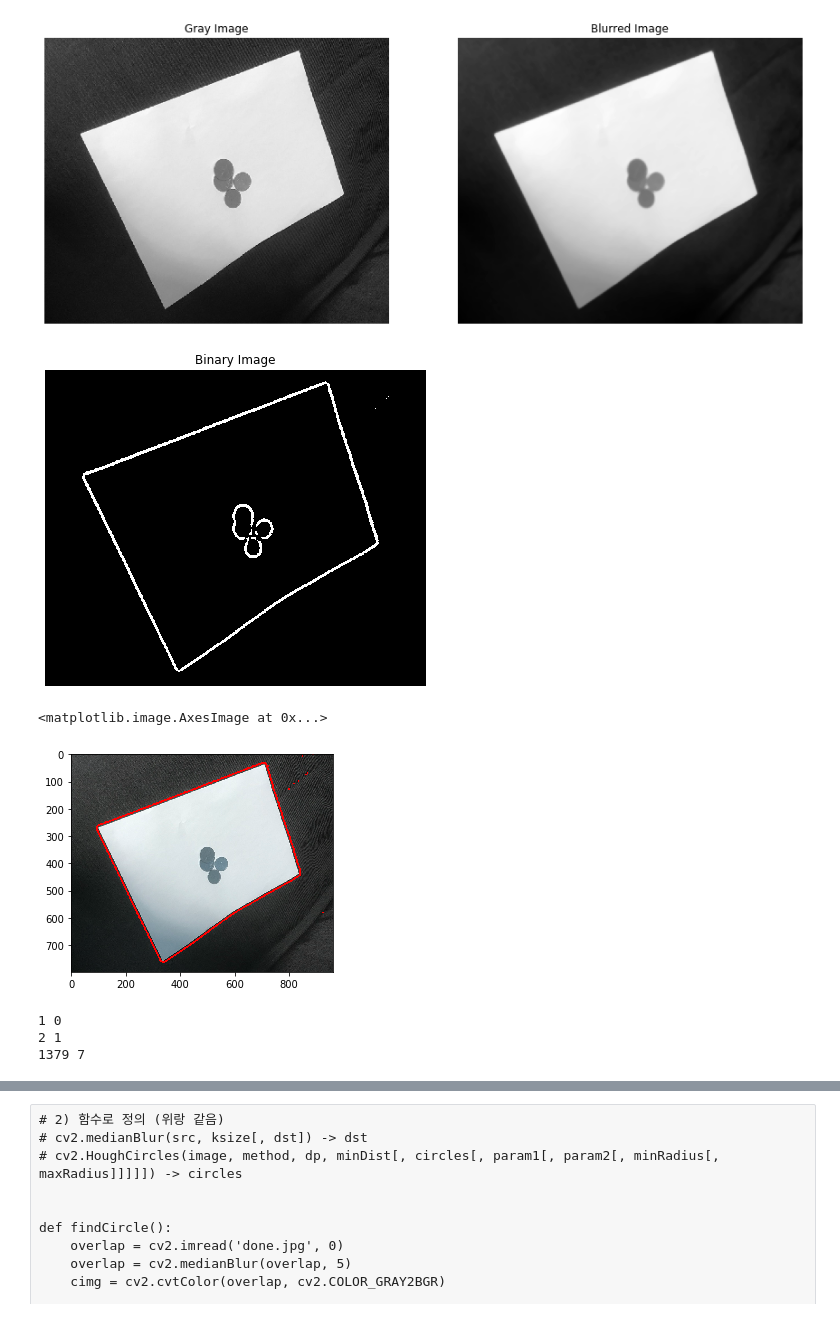
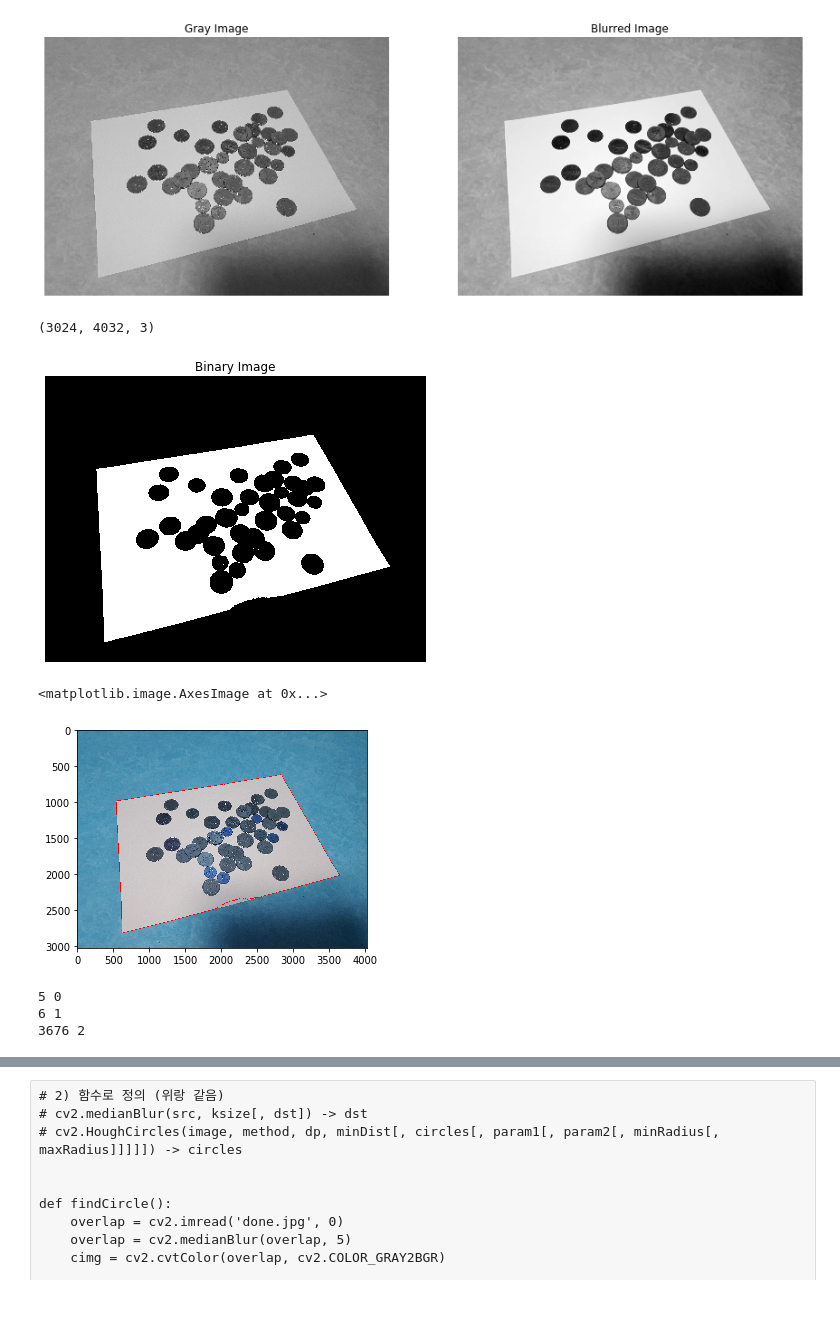
Before and after one commit to DAHYUN-HAN/Image_Processing_Team1, a Jupyter notebook: overlapCoin.ver3.ipynb, the cells around one changed output, grey strips where cells are left out. Drawn from its saved outputs; the diff is of its cells as text; code cells hidden in the pictures.

```diff
--- a/overlapCoin.ver3.ipynb
+++ b/overlapCoin.ver3.ipynb
@@ -4,42 +4,47 @@ import cv2
 from matplotlib import pyplot as plt
 # %%
 # Grayscale로 변환
-img = cv2.imread('./images/second.jpg')
+img = cv2.imread('./images/1.jpg')
 img_ori = img.copy()
 img_gray = cv2.cvtColor(img,cv2.COLOR_BGR2GRAY)
 
 
 # Blurring
 # cv2.medianBlur(src, ksize[, dst]) -> dst
 dst = cv2.bilateralFilter(img_gray, 10, 100, 100) # Bilateral Filtering
 dst1 = cv2.GaussianBlur(dst, (5,5), 0)            # GaussianBlur
 dst2 = cv2.medianBlur(dst1, 9)                    # Median Blur
 
 
 plt.figure(figsize=(15,15))
 plt.subplot(121), plt.imshow(img_gray, cmap='gray'), plt.title('Gray Image'), plt.axis('off')
 plt.subplot(122), plt.imshow(dst2, cmap='gray'), plt.title('Blurred Image'), plt.axis('off')
 plt.show()
 # %% [output]
-[figure, old version]
+[figure, new version]
+# %%
+img.shape
+# %% [output]
+(3024, 4032, 3)
 # %%
 # (1) Adaptive Thresholding
 # cv2.adaptiveThreshold(src, maxValue, adaptiveMethod, thresholdType, blockSize, C[, dst]) -> dst
+'''
 binary_img = cv2.adaptiveThreshold(dst, 255, cv2.ADAPTIVE_THRESH_GAUSSIAN_C, cv2.THRESH_BINARY, 21, 5)
 binary_img = cv2.bitwise_not(binary_img)
+'''
 
-'''
 # (2) Thresholding
 # cv2.threshold(src, thresh, maxval, type[, dst]) -> retval, dst
 ret_threshold, binary_img = cv2.threshold(dst2, 170, 255, cv2.THRESH_BINARY_INV)
 binary_img = cv2.bitwise_not(binary_img)
-'''
+
 
 plt.figure(figsize=(15,15))
 plt.subplot(121), plt.imshow(binary_img, cmap='gray'), plt.title('Binary Image'), plt.axis('off')
 plt.show()
 # %% [output]
-[figure, old version]
+[figure, new version]
 # %%
 #contour을 찾고 A4용지의 외곽선 그리기
 # cv2.findContours(image, mode, method[, contours[, hierarchy[, offset]]]) -> image, contours, hierarchy
@@ -55,7 +60,7 @@ plt.figure()
 plt.imshow(img)
 # %% [output]
 <matplotlib.image.AxesImage at 0x...>
-[figure, old version]
+[figure, new version]
 # %%
 #print(len(contour[0]))
 #print(len(contour[1]))
@@ -68,9 +73,9 @@ for i in range(len(contour)):
         max = len(contour[i])
         print(max, i)
 # %% [output]
-1 0
-2 1
-1379 7
+5 0
+6 1
+3676 2
 # %%
 cnt=contour[index]
 
```
Also changed, not shown: parts of 11 cells of this notebook, 2 other files.
